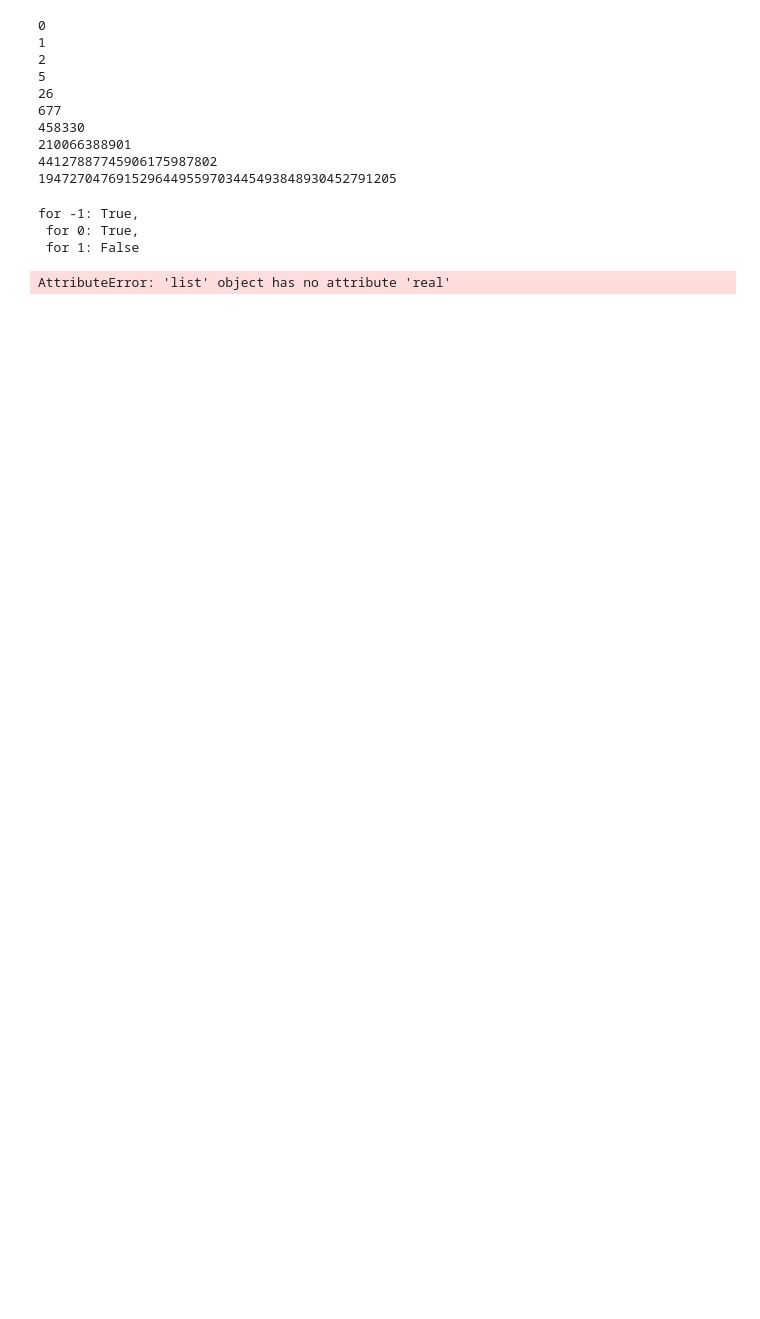
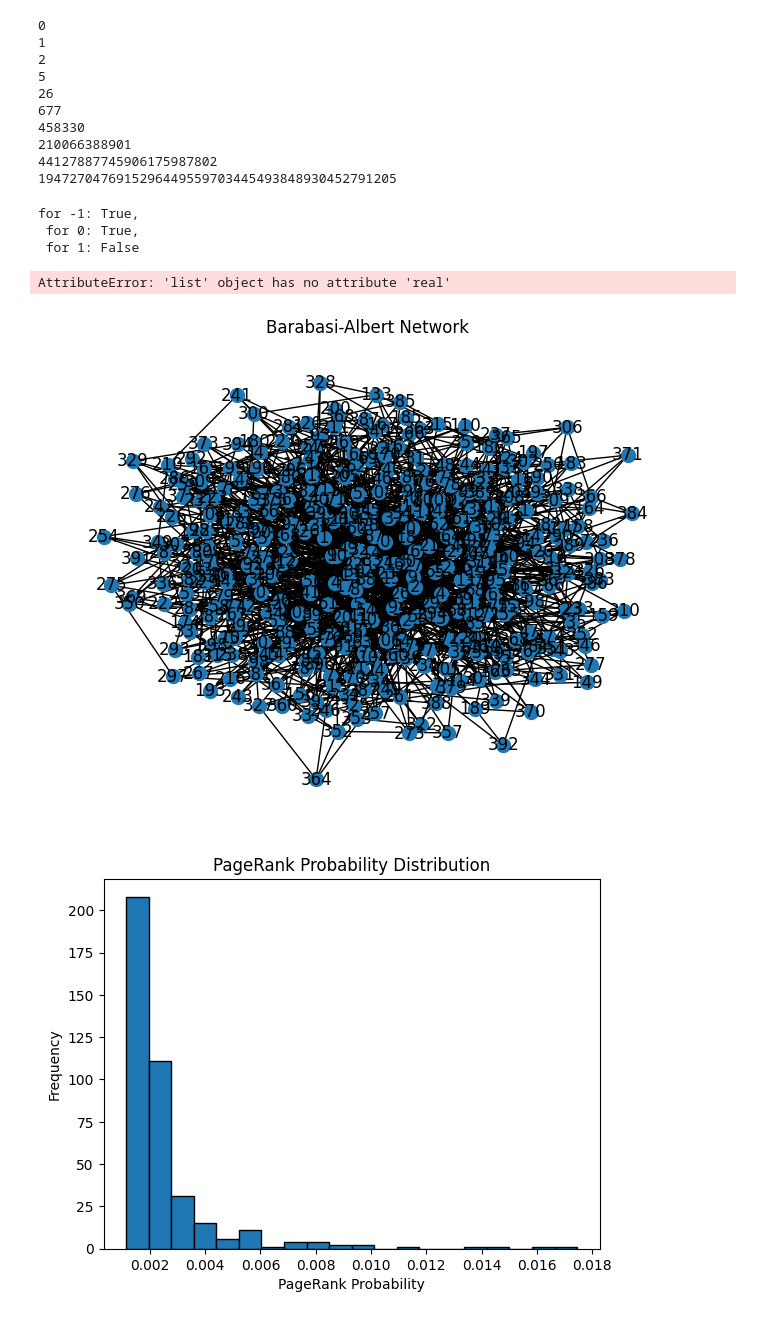
Before and after one commit to karina-regina/ds5_assignment_group2, a Jupyter notebook: Week2Assignment.ipynb, the cells around one changed output. Drawn from its saved outputs; the diff is of its cells as text; code cells hidden in the pictures; blank space fills up the shorter version.

Commit message:
exercise 3.1

```diff
--- a/Week2Assignment.ipynb
+++ b/Week2Assignment.ipynb
@@ -98,3 +98,67 @@ def draw_mandel(width):
 draw_mandel(200)
 # %% [output]
 AttributeError: 'list' object has no attribute 'real'
+# %%
+#Exercise 3.1
+import networkx as nx
+import numpy as np
+import matplotlib.pyplot as plt
+import scipy as sp
+
+def generate_network(n0, N, M):
+    """ This function will create the barabasi-albert network by creating
+    an initial graph and then adding links and nodes to the graph"""
+    graph = nx.Graph()
+    for i in range(1,n0):
+        graph.add_edge(0, i)
+
+    #now create the network
+    for j in range(n0, N):
+        degrees = [graph.degree(node) for node in graph.nodes()]
+        total_degree = sum (degrees)
+        probability = [degree / total_degree for degree in degrees]
+
+        #randomely select nodes to link to from initial point
+        nodes_selected = np.random.choice(graph.nodes(), size = M, p = probability)
+
+        #now add the randomly selected nodes to the link
+        graph.add_node(j)
+        for node in nodes_selected:
+            graph.add_edge(j, node)
+
+    return graph
+
+def pagerank_calculation(graph, alpha=0.85):
+    """Function to calculate PageRank and visualize the network"""
+
+    # Calculate PageRank
+    pagerank = nx.pagerank(graph, alpha=alpha)
+
+    # Visualize the network
+    net = nx.spring_layout(graph)
+    nx.draw(graph, net, with_labels=True, node_size=100)
+    plt.title("Barabasi-Albert Network")
+    plt.show()
+
+    # Visualize the distribution of PageRank probabilities
+    plt.hist(list(pagerank.values()), bins=20, edgecolor='k')
+    plt.xlabel("PageRank Probability")
+    plt.ylabel("Frequency")
+    plt.title("PageRank Probability Distribution")
+    plt.show()
+
+    return pagerank
+
+# Parameters
+n0 = 5  # Initial nodes
+N = 400  # Total number of webpages
+M = 4    # Number of pages each new webpage links to
+
+# Generate the Barabasi-Albert network
+web_network = generate_network(n0, N, M)
+
+# Calculate and visualize PageRank
+pagerank_probabilities = pagerank_calculation(web_network)
+# %% [output]
+[figure, added]
+[figure, added]
```
Also changed, not shown: parts of 1 cell of this notebook.
